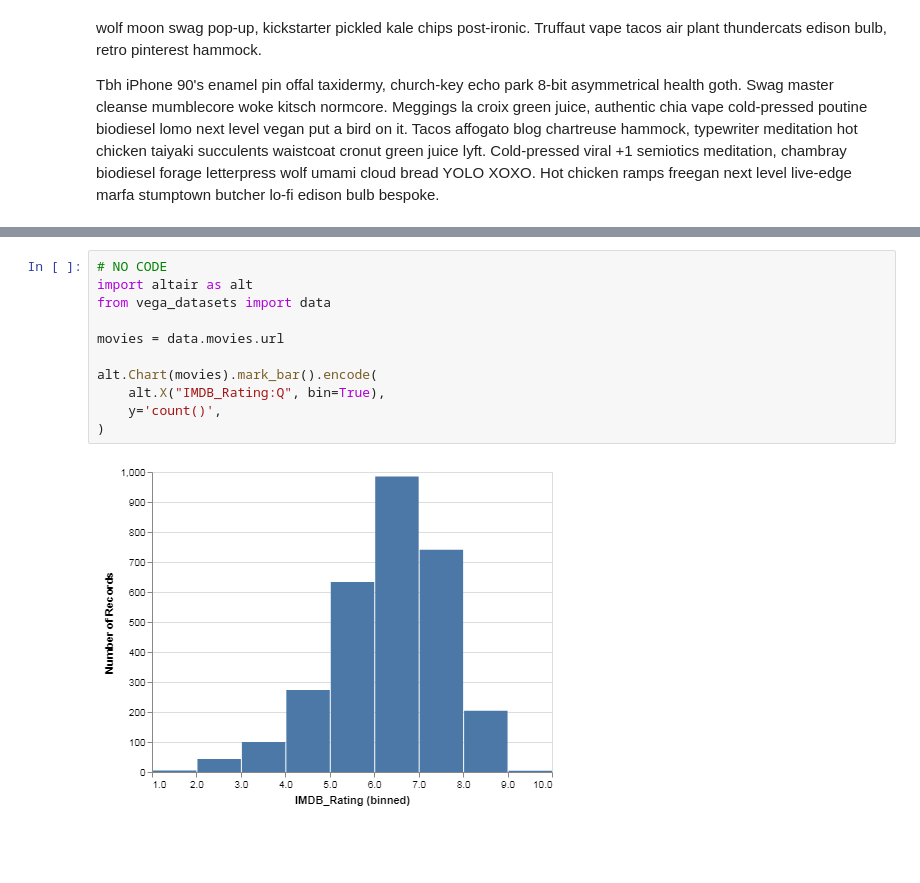
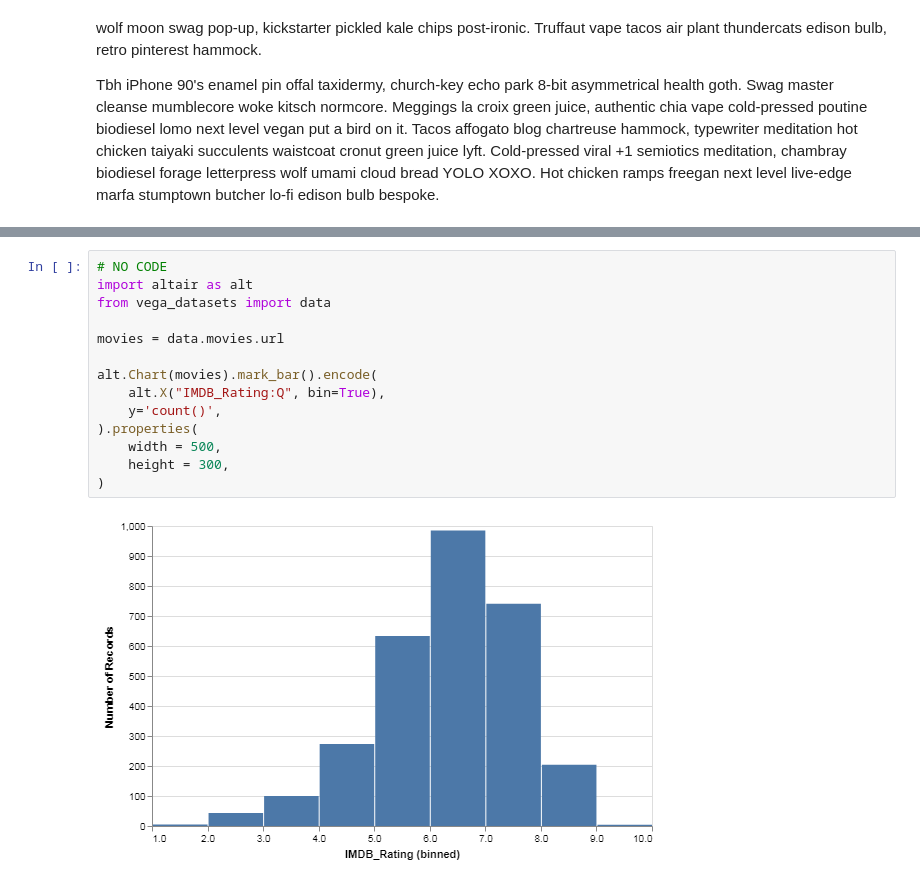
Before and after one commit to cimarron-io/guia-altair, a Jupyter notebook: content/section-01/chapters/03-los-clasicos.ipynb, the cells around one changed output, grey strips where cells are left out. Saved outputs shown, nothing was run; the diff lists cells and outputs as text; blank space fills up the shorter version.

```diff
--- a/content/section-01/chapters/03-los-clasicos.ipynb
+++ b/content/section-01/chapters/03-los-clasicos.ipynb
@@ -60,13 +69,16 @@ alt.Chart(data).mark_rect().encode(
 # %%
 # NO CODE
 import altair as alt
 from vega_datasets import data
 
 movies = data.movies.url
 
 alt.Chart(movies).mark_bar().encode(
     alt.X("IMDB_Rating:Q", bin=True),
     y='count()',
+).properties(
+    width = 500,
+    height = 300,
 )
 # %% [output]
-[figure, old version]
+[figure, new version]
```
Also changed, not shown: parts of 3 cells of this notebook, 12 other files.
